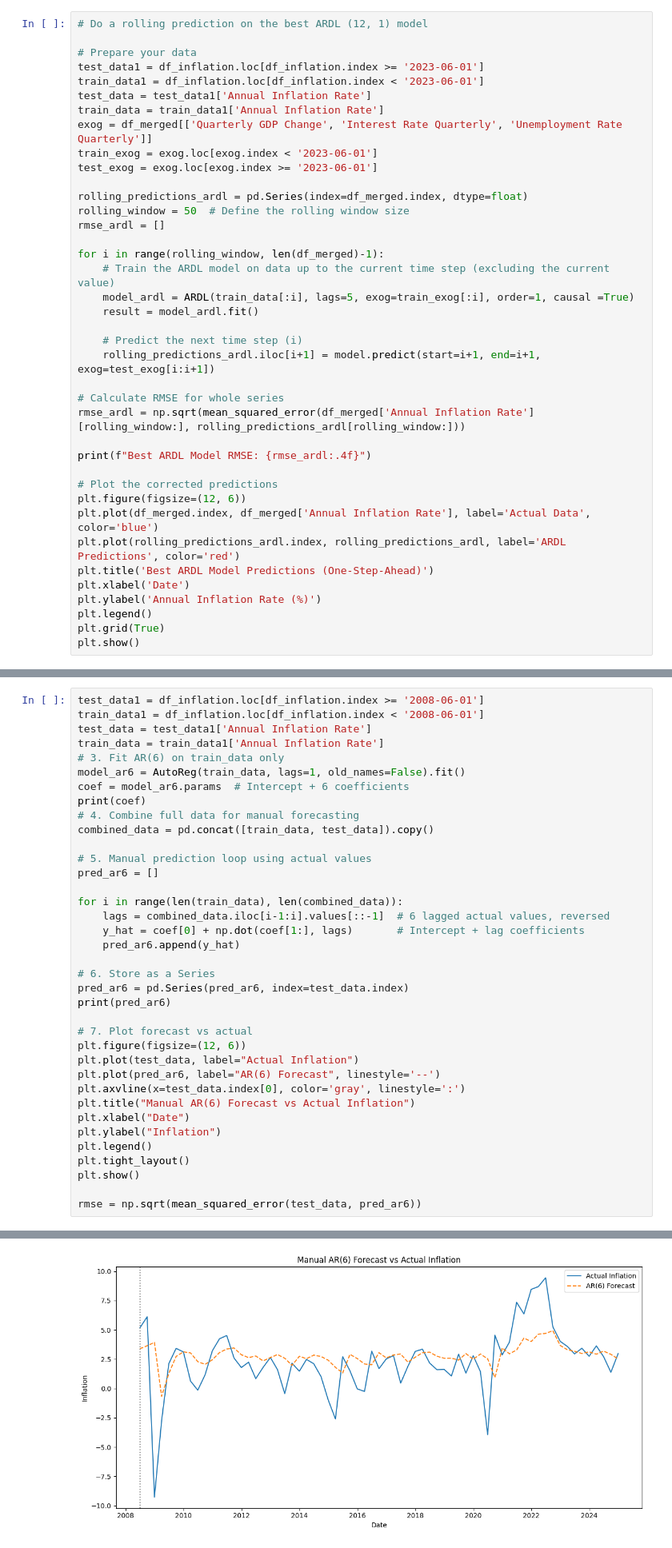
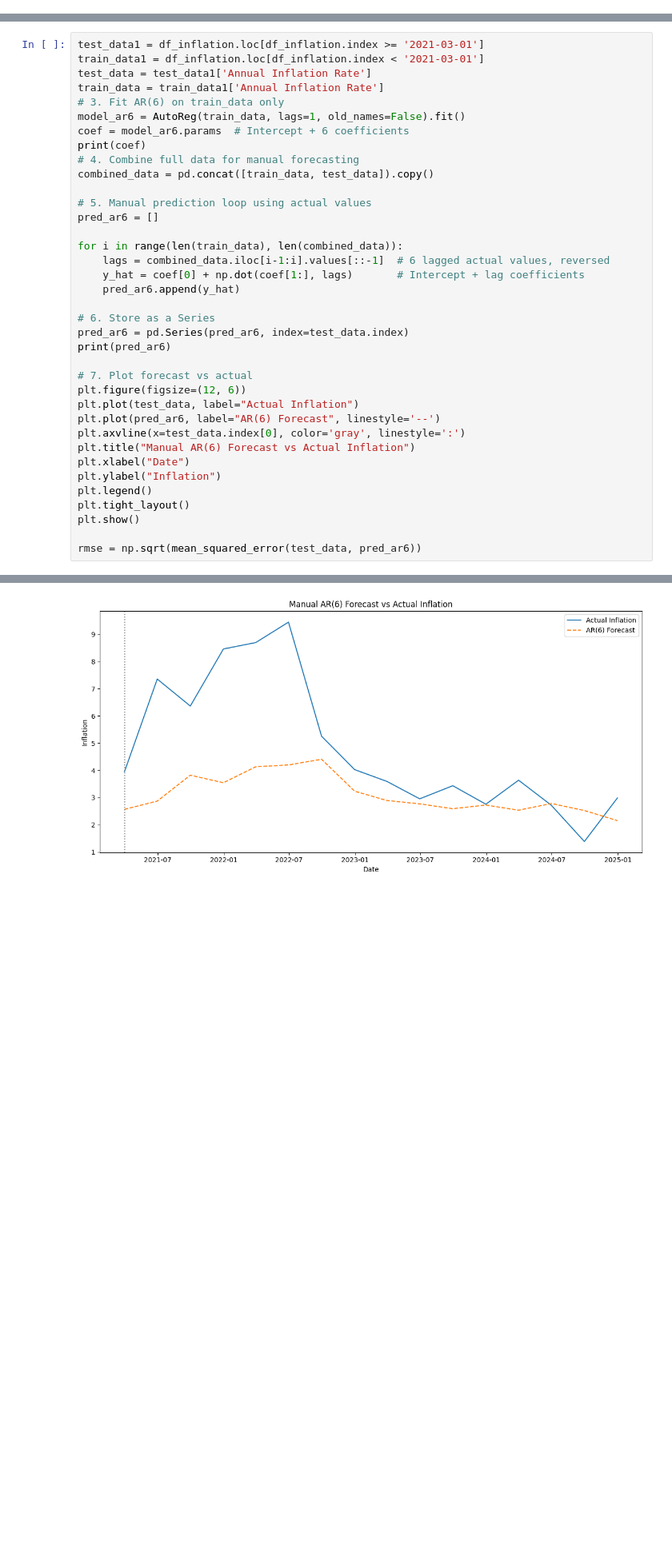
Before and after one commit to gagrawal009/FE5213-Quantitative-Macroeconomics-with-Python, a Jupyter notebook: Part 2/US_Project updated.ipynb, the cells around one changed output, grey strips where cells are left out. Shown at 80% size. Drawn from its saved outputs; the diff is of its cells as text; blank space fills up the shorter version.

```diff
--- a/Part 2/US_Project updated.ipynb
+++ b/Part 2/US_Project updated.ipynb
@@ -624,39 +564,0 @@ ARDL Model Results
-# %%
-# Do a rolling prediction on the best ARDL (12, 1) model
-
-# Prepare your data
-test_data1 = df_inflation.loc[df_inflation.index >= '2023-06-01']
-train_data1 = df_inflation.loc[df_inflation.index < '2023-06-01']
-test_data = test_data1['Annual Inflation Rate']
-train_data = train_data1['Annual Inflation Rate']
-exog = df_merged[['Quarterly GDP Change', 'Interest Rate Quarterly', 'Unemployment Rate Quarterly']]
-train_exog = exog.loc[exog.index < '2023-06-01']
-test_exog = exog.loc[exog.index >= '2023-06-01']
-
-rolling_predictions_ardl = pd.Series(index=df_merged.index, dtype=float)
-rolling_window = 50  # Define the rolling window size
-rmse_ardl = []
-
-for i in range(rolling_window, len(df_merged)-1):
-    # Train the ARDL model on data up to the current time step (excluding the current value)
-    model_ardl = ARDL(train_data[:i], lags=5, exog=train_exog[:i], order=1, causal =True)
-    result = model_ardl.fit()
-
-    # Predict the next time step (i)
-    rolling_predictions_ardl.iloc[i+1] = model.predict(start=i+1, end=i+1, exog=test_exog[i:i+1])
-
-# Calculate RMSE for whole series
-rmse_ardl = np.sqrt(mean_squared_error(df_merged['Annual Inflation Rate'][rolling_window:], rolling_predictions_ardl[rolling_window:]))
-
-print(f"Best ARDL Model RMSE: {rmse_ardl:.4f}")
-
-# Plot the corrected predictions
-plt.figure(figsize=(12, 6))
-plt.plot(df_merged.index, df_merged['Annual Inflation Rate'], label='Actual Data', color='blue')
-plt.plot(rolling_predictions_ardl.index, rolling_predictions_ardl, label='ARDL Predictions', color='red')
-plt.title('Best ARDL Model Predictions (One-Step-Ahead)')
-plt.xlabel('Date')
-plt.ylabel('Annual Inflation Rate (%)')
-plt.legend()
-plt.grid(True)
-plt.show()
@@ -774,6 +674,6 @@ print(rmse)
 # %%
-test_data1 = df_inflation.loc[df_inflation.index >= '2008-06-01']
-train_data1 = df_inflation.loc[df_inflation.index < '2008-06-01']
+test_data1 = df_inflation.loc[df_inflation.index >= '2021-03-01']
+train_data1 = df_inflation.loc[df_inflation.index < '2021-03-01']
 test_data = test_data1['Annual Inflation Rate']
 train_data = train_data1['Annual Inflation Rate']
 # 3. Fit AR(6) on train_data only
@@ -828,4 +729,4 @@ Freq: QE-DEC, Length: 67, dtype: float64
-[figure, old version]
+[figure, new version]
 # %%
 import numpy as np
 import pandas as pd
```
Also changed, not shown: parts of 20 cells of this notebook.
